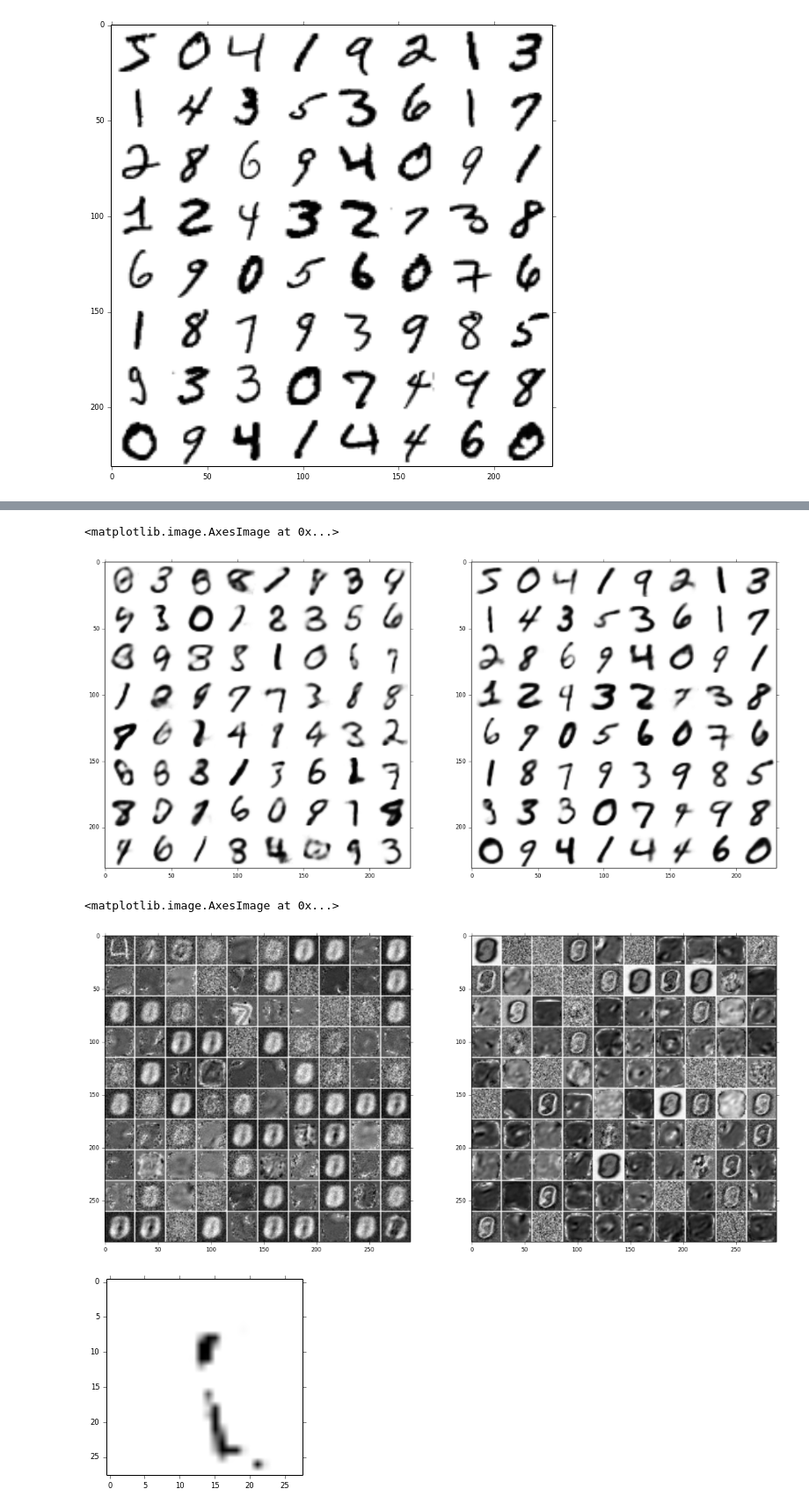
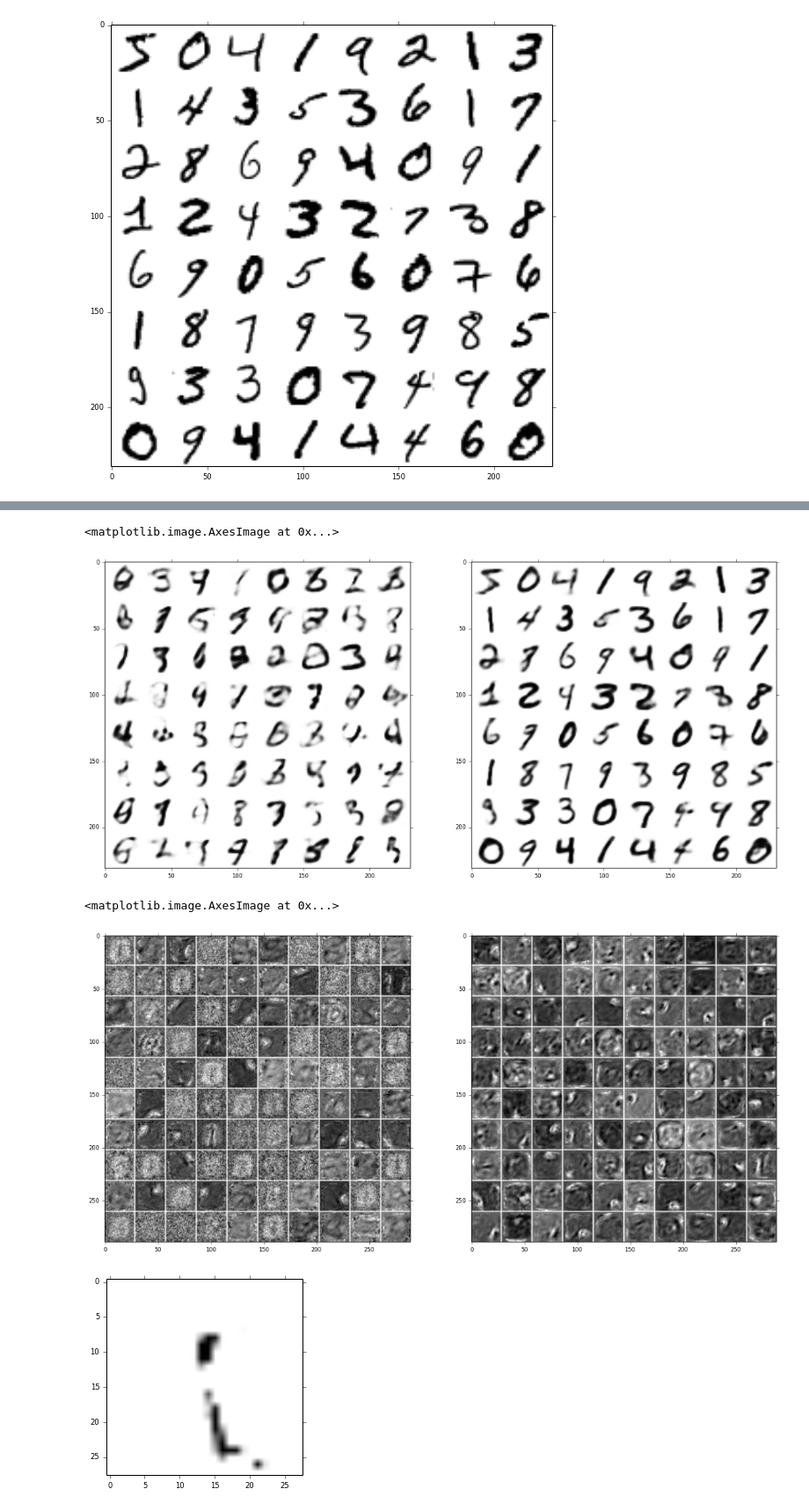
Before and after one commit to breze-no-salt/breze, a Jupyter notebook: notebooks/vae/Variational AE.ipynb, the cells around one changed output, grey strips where cells are left out. Shown at 88% size. Drawn from its saved outputs; the diff is of its cells as text; code cells hidden in the pictures.

```diff
--- a/notebooks/vae/Variational AE.ipynb
+++ b/notebooks/vae/Variational AE.ipynb
@@ -53,25 +53,23 @@ reload(vae)
 batch_size = 200
 optimizer = 'rmsprop', {'step_rate': 1e-4, 'momentum': 0.95, 'decay': .95, 'offset': 1e-6}
 #optimizer = 'adadelta', {'step_rate': 1, 'momentum': 0.0, 'decay': .95, 'offset': 1e-6}
-m = vae.VariationalAutoEncoder(X.shape[1], [200, 200, 200], [200, 200], ['rectifier'] * 2, ['rectifier'] * 2,
-                               latent_prior='white_gaussian',
-                               latent_posterior='diag_gaussian',
-                               visible='bernoulli',
+m = vae.VariationalAutoEncoder(X.shape[1], [200], 32, [200], ['rectifier'] * 1, ['rectifier'] * 1,
+                               latent_prior='white_gauss',
+                               latent_posterior='diag_gauss',
+                               visible='bern',
                                optimizer=optimizer, batch_size=batch_size)
 
 #m.exprs['loss'] += 0.001 * (m.parameters.enc_in_to_hidden ** 2).sum() / m.exprs['inpt'].shape[0]
 
-climin.initialize.randomize_normal(m.parameters.data, 0, 1e-3)
+climin.initialize.randomize_normal(m.parameters.data, 0, 1e-2)
 
 #climin.initialize.sparsify_columns(m.parameters['enc_in_to_hidden'], 15)
 #climin.initialize.sparsify_columns(m.parameters['enc_hidden_to_hidden_0'], 15)
 #climin.initialize.sparsify_columns(m.parameters['dec_hidden_to_out'], 15)
 
 f_latent_mean = m.function(['inpt'], 'latent_mean')
-f_latent_mean_var = m.function(['inpt'], 'latent_mean')
-f_sample = m.function(['sample'], 'dec_output')
-f_recons = m.function(['inpt'], 'dec_output')
-f_transform = m.function(['inpt'], 'enc_output')
+f_sample = m.function([('gen', 'layer-0-inpt')], 'output')
+f_recons = m.function(['inpt'], 'output')
 # %%
 max_passes = 250
 max_iter = max_passes * X.shape[0] / batch_size
@@ -105,27 +115,27 @@ m.parameters.data[...] = info['best_pars']
 # %%
 fig, axs = plt.subplots(1, 2, figsize=(18, 9))
 
-S = f_sample(np.random.randn(64, m.n_hiddens_enc[-1]).astype('float32'))
+S = f_sample(np.random.randn(64, m.n_latent).astype('float32'))
 img = tile_raster_images(S, image_dims, (8, 8), (1, 1))
 axs[0].imshow(img, cmap=cm.binary)
 
-R = f_recons(X[:64])
+R = f_recons(X[:64])[:, :784]
 img = tile_raster_images(R, image_dims, (8, 8), (1, 1))
 
 axs[1].imshow(img, cmap=cm.binary)
 # %% [output]
 <matplotlib.image.AxesImage at 0x...>
-[figure, old version]
+[figure, new version]
 # %%
 fig, axs = plt.subplots(1, 2, figsize=(18, 9))
-img = tile_raster_images(m.parameters['enc_in_to_hidden'].T, image_dims, (10, 10), (1, 1))
+img = tile_raster_images(m.parameters['recog']['in_to_hidden'].T, image_dims, (10, 10), (1, 1))
 axs[0].imshow(img, cmap=cm.binary)
 
-img = tile_raster_images(m.parameters['dec_hidden_to_out'], image_dims, (10, 10), (1, 1))
+img = tile_raster_images(m.parameters['gen']['hidden_to_out'], image_dims, (10, 10), (1, 1))
 axs[1].imshow(img, cmap=cm.binary)
 # %% [output]
 <matplotlib.image.AxesImage at 0x...>
-[figure, old version]
+[figure, new version]
 # %%
 def show_by_latent(latent0, latent1, latent2, latent3, latent4, latent5, latent6, latent7):
     x = np.array([[latent0, latent1, latent2, latent3, latent4, latent5, latent6, latent7]]).astype('float32')
```
Also changed, not shown: parts of 7 cells of this notebook, 1 other file.
